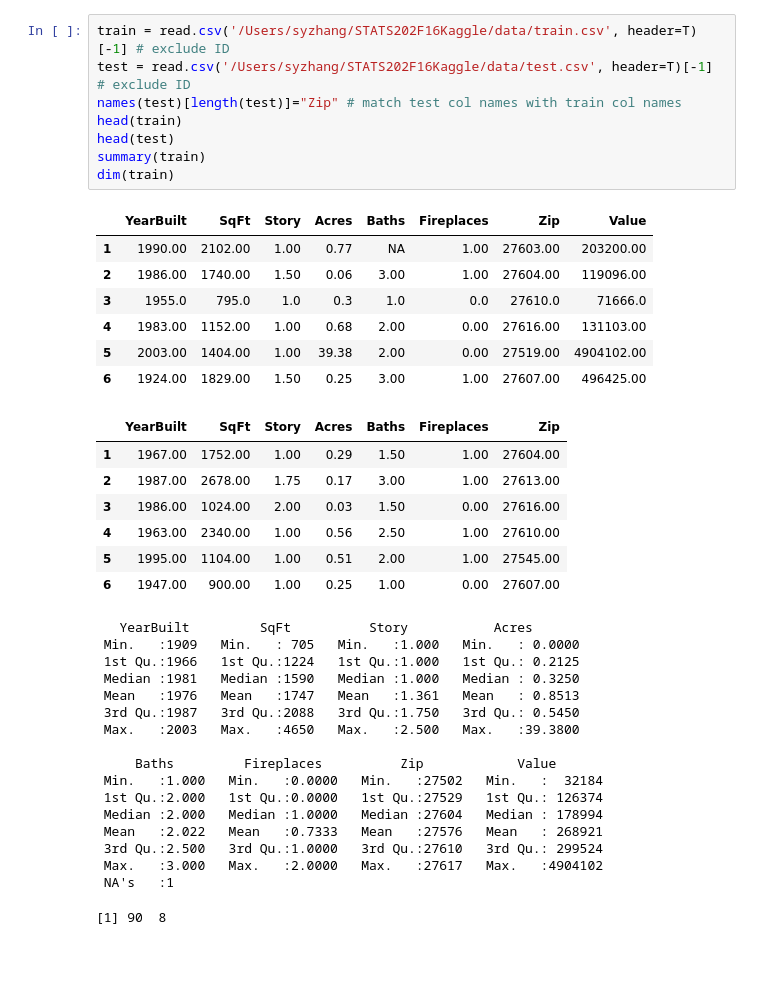
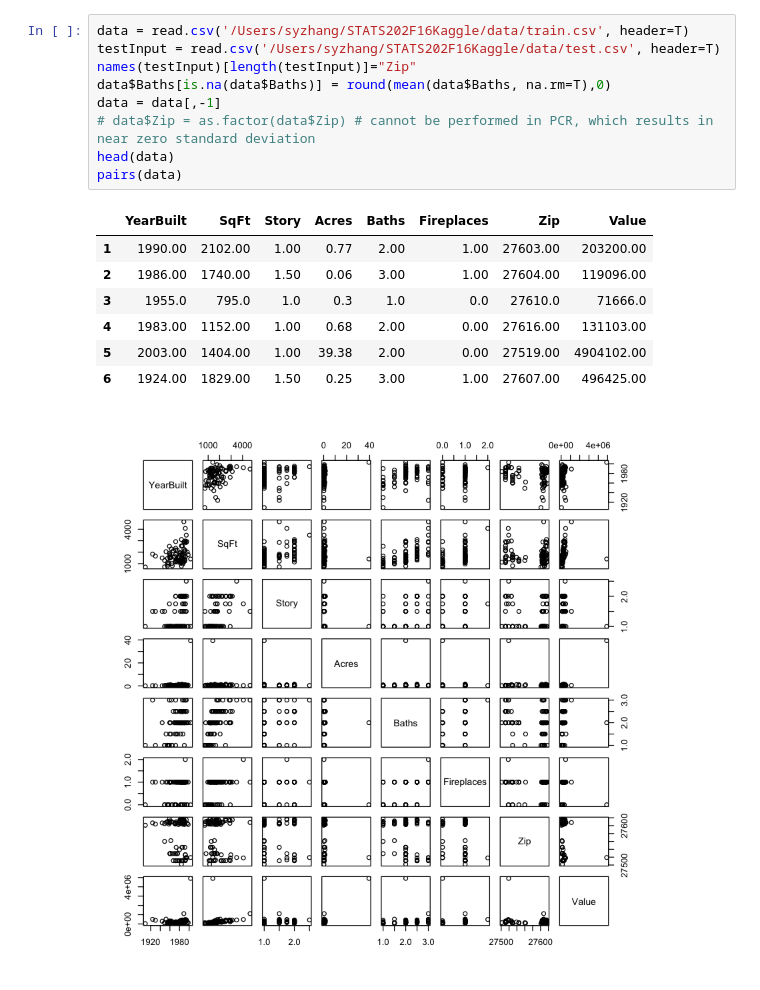
Before and after one commit to Mamie/STATS202F16Kaggle, a Jupyter notebook: notes/notes_siyi_20161107.ipynb, the cells around one changed output. Cells and saved outputs as stored; diff of their text form; blank space fills up the shorter version.

```diff
--- a/notes/notes_siyi_20161107.ipynb
+++ b/notes/notes_siyi_20161107.ipynb
@@ -11,40 +6,18 @@ ERROR: Error in library(leaps): there is no package called ‘leaps’
-# %%
-train = read.csv('/Users/syzhang/STATS202F16Kaggle/data/train.csv', header=T)[-1] # exclude ID
-test = read.csv('/Users/syzhang/STATS202F16Kaggle/data/test.csv', header=T)[-1] # exclude ID
-names(test)[length(test)]="Zip" # match test col names with train col names
-head(train)
-head(test)
-summary(train)
-dim(train)
-# %% [output]
-|  | YearBuilt | SqFt | Story | Acres | Baths | Fireplaces | Zip | Value |
-| 1 | 1990.00 | 2102.00 | 1.00 | 0.77 | NA | 1.00 | 27603.00 | 203200.00 |
-| 2 | 1986.00 | 1740.00 | 1.50 | 0.06 | 3.00 | 1.00 | 27604.00 | 119096.00 |
-| 3 | 1955.0 | 795.0 | 1.0 | 0.3 | 1.0 | 0.0 | 27610.0 | 71666.0 |
-| 4 | 1983.00 | 1152.00 | 1.00 | 0.68 | 2.00 | 0.00 | 27616.00 | 131103.00 |
-| 5 | 2003.00 | 1404.00 | 1.00 | 39.38 | 2.00 | 0.00 | 27519.00 | 4904102.00 |
-| 6 | 1924.00 | 1829.00 | 1.50 | 0.25 | 3.00 | 1.00 | 27607.00 | 496425.00 |
-|  | YearBuilt | SqFt | Story | Acres | Baths | Fireplaces | Zip |
-| 1 | 1967.00 | 1752.00 | 1.00 | 0.29 | 1.50 | 1.00 | 27604.00 |
-| 2 | 1987.00 | 2678.00 | 1.75 | 0.17 | 3.00 | 1.00 | 27613.00 |
-| 3 | 1986.00 | 1024.00 | 2.00 | 0.03 | 1.50 | 0.00 | 27616.00 |
-| 4 | 1963.00 | 2340.00 | 1.00 | 0.56 | 2.50 | 1.00 | 27610.00 |
-| 5 | 1995.00 | 1104.00 | 1.00 | 0.51 | 2.00 | 1.00 | 27545.00 |
-| 6 | 1947.00 | 900.00 | 1.00 | 0.25 | 1.00 | 0.00 | 27607.00 |
-   YearBuilt         SqFt          Story           Acres
- Min.   :1909   Min.   : 705   Min.   :1.000   Min.   : 0.0000
- 1st Qu.:1966   1st Qu.:1224   1st Qu.:1.000   1st Qu.: 0.2125
- Median :1981   Median :1590   Median :1.000   Median : 0.3250
- Mean   :1976   Mean   :1747   Mean   :1.361   Mean   : 0.8513
- 3rd Qu.:1987   3rd Qu.:2088   3rd Qu.:1.750   3rd Qu.: 0.5450
- Max.   :2003   Max.   :4650   Max.   :2.500   Max.   :39.3800
-
-     Baths         Fireplaces          Zip            Value
- Min.   :1.000   Min.   :0.0000   Min.   :27502   Min.   :  32184
- 1st Qu.:2.000   1st Qu.:0.0000   1st Qu.:27529   1st Qu.: 126374
- Median :2.000   Median :1.0000   Median :27604   Median : 178994
- Mean   :2.022   Mean   :0.7333   Mean   :27576   Mean   : 268921
- 3rd Qu.:2.500   3rd Qu.:1.0000   3rd Qu.:27610   3rd Qu.: 299524
- Max.   :3.000   Max.   :2.0000   Max.   :27617   Max.   :4904102
- NA's   :1
-[1] 90  8
+# %%
+data = read.csv('/Users/syzhang/STATS202F16Kaggle/data/train.csv', header=T)
+testInput = read.csv('/Users/syzhang/STATS202F16Kaggle/data/test.csv', header=T)
+names(testInput)[length(testInput)]="Zip"
+data$Baths[is.na(data$Baths)] = round(mean(data$Baths, na.rm=T),0)
+data = data[,-1]
+# data$Zip = as.factor(data$Zip) # cannot be performed in PCR, which results in near zero standard deviation
+head(data)
+pairs(data)
+# %% [output]
+|  | YearBuilt | SqFt | Story | Acres | Baths | Fireplaces | Zip | Value |
+| 1 | 1990.00 | 2102.00 | 1.00 | 0.77 | 2.00 | 1.00 | 27603.00 | 203200.00 |
+| 2 | 1986.00 | 1740.00 | 1.50 | 0.06 | 3.00 | 1.00 | 27604.00 | 119096.00 |
+| 3 | 1955.0 | 795.0 | 1.0 | 0.3 | 1.0 | 0.0 | 27610.0 | 71666.0 |
+| 4 | 1983.00 | 1152.00 | 1.00 | 0.68 | 2.00 | 0.00 | 27616.00 | 131103.00 |
+| 5 | 2003.00 | 1404.00 | 1.00 | 39.38 | 2.00 | 0.00 | 27519.00 | 4904102.00 |
+| 6 | 1924.00 | 1829.00 | 1.50 | 0.25 | 3.00 | 1.00 | 27607.00 | 496425.00 |
+[figure, added]
```
Also changed, not shown: parts of 11 cells of this notebook.
